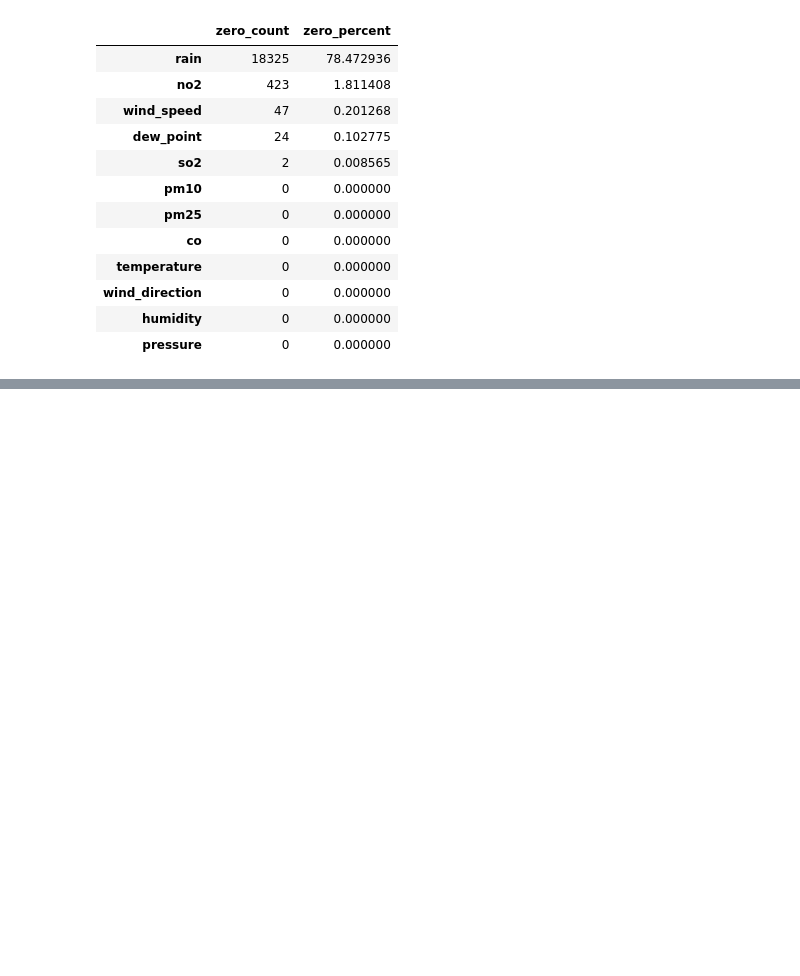
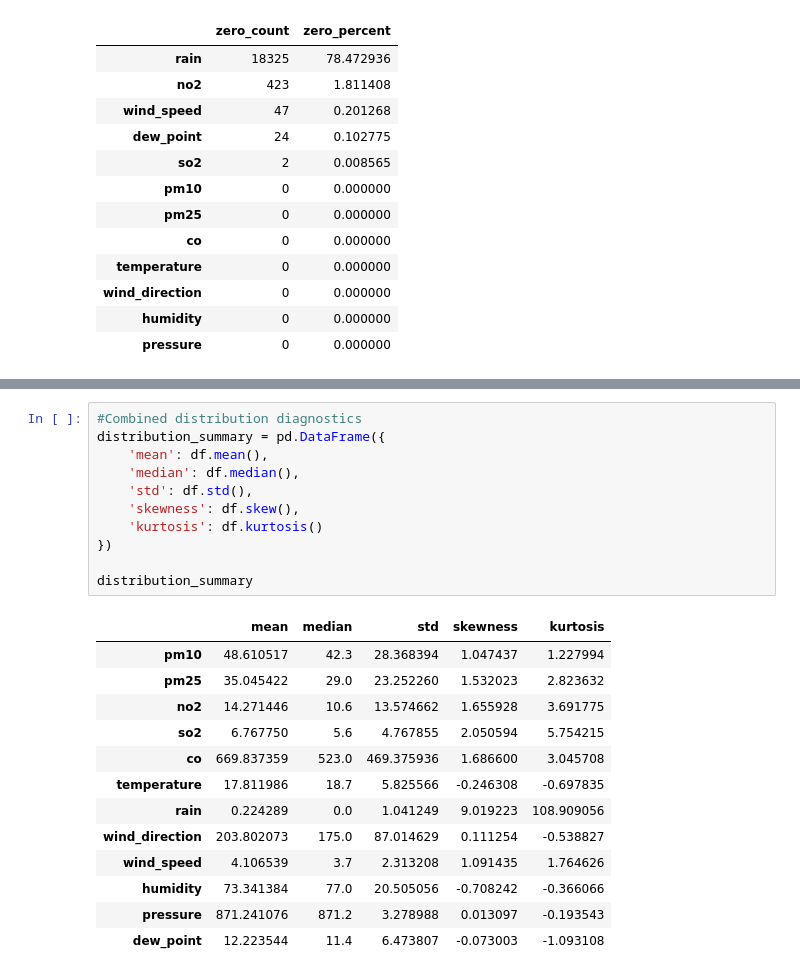
Before and after one commit to rubeshnpl13/Kathmandu-Air-Quality-Intelligence, a Jupyter notebook: notebooks/02_data_quality_cleaning.ipynb, the cells around one changed output, grey strips where cells are left out. Cells and saved outputs as stored; diff of their text form; blank space fills up the shorter version.

```diff
--- a/notebooks/02_data_quality_cleaning.ipynb
+++ b/notebooks/02_data_quality_cleaning.ipynb
@@ -292,0 +391,25 @@ zero_counts.sort_values(
+# %%
+#Combined distribution diagnostics
+distribution_summary = pd.DataFrame({
+    'mean': df.mean(),
+    'median': df.median(),
+    'std': df.std(),
+    'skewness': df.skew(),
+    'kurtosis': df.kurtosis()
+})
+
+distribution_summary
+# %% [output]
+|  | mean | median | std | skewness | kurtosis |
+| pm10 | 48.610517 | 42.3 | 28.368394 | 1.047437 | 1.227994 |
+| pm25 | 35.045422 | 29.0 | 23.252260 | 1.532023 | 2.823632 |
+| no2 | 14.271446 | 10.6 | 13.574662 | 1.655928 | 3.691775 |
+| so2 | 6.767750 | 5.6 | 4.767855 | 2.050594 | 5.754215 |
+| co | 669.837359 | 523.0 | 469.375936 | 1.686600 | 3.045708 |
+| temperature | 17.811986 | 18.7 | 5.825566 | -0.246308 | -0.697835 |
+| rain | 0.224289 | 0.0 | 1.041249 | 9.019223 | 108.909056 |
+| wind_direction | 203.802073 | 175.0 | 87.014629 | 0.111254 | -0.538827 |
+| wind_speed | 4.106539 | 3.7 | 2.313208 | 1.091435 | 1.764626 |
+| humidity | 73.341384 | 77.0 | 20.505056 | -0.708242 | -0.366066 |
+| pressure | 871.241076 | 871.2 | 3.278988 | 0.013097 | -0.193543 |
+| dew_point | 12.223544 | 11.4 | 6.473807 | -0.073003 | -1.093108 |
```
Also changed, not shown: parts of 5 cells of this notebook.
